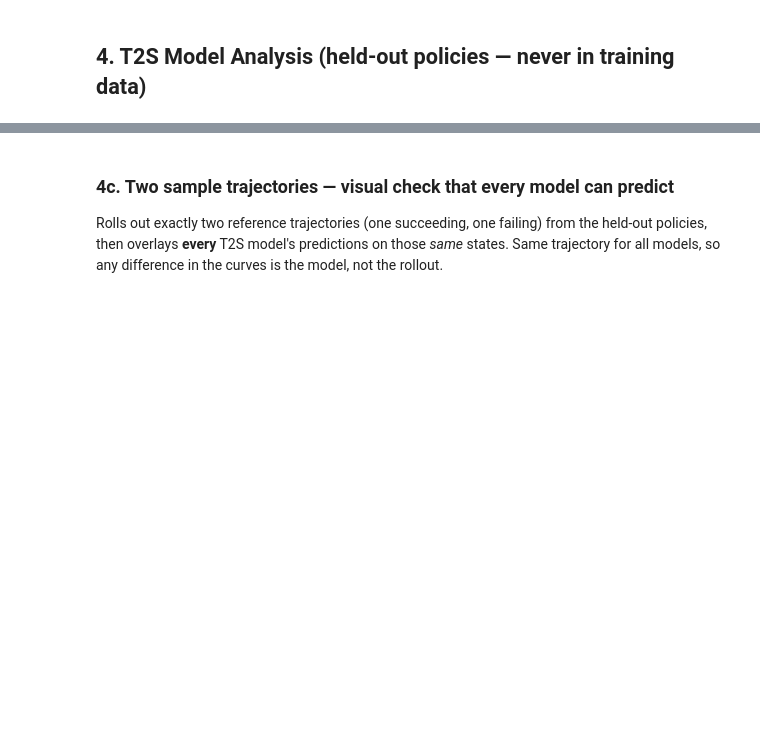
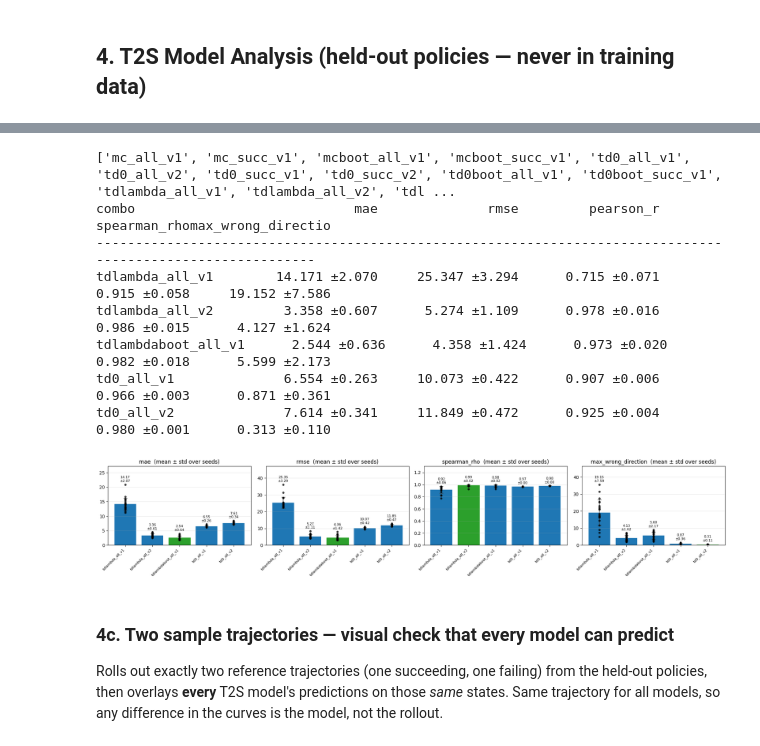
Before and after one commit to Allen-ENGI/grl-t2s, a Jupyter notebook: pipeline.ipynb, the cells around one changed output, grey strips where cells are left out. Cells and saved outputs as stored; diff of their text form; code cells hidden in the pictures; blank space fills up the shorter version.

```diff
--- a/pipeline.ipynb
+++ b/pipeline.ipynb
@@ -212,3 +434,37 @@ t2s_eval.plot_combo_comparison(reports, save_path=os.path.join(eval_run_dir, 'co
+# %%
+import json
+
+with open(os.path.join(results.get_run_dir('t2s_eval', 'v1'), 'eval_report.json')) as f:
+    rep_v1 = json.load(f)
+with open(os.path.join(results.get_run_dir('t2s_eval', 'v2'), 'eval_report.json')) as f:
+    rep_probe = json.load(f)
+
+merged = {**rep_v1, **rep_probe}      # keys are already labelled
+print(sorted(merged))
+
+SHOW_COMBOS = [
+    'tdlambda_all_v1',       # censor,    gamma=1.0
+    'tdlambda_all_v2',       # censor,    gamma=0.99   <- the probe
+    'tdlambdaboot_all_v1',   # bootstrap, gamma=0.99
+    'td0_all_v1',           # censor,    gamma=1.0
+    'td0_all_v2',           # censor,    gamma=0.99
+]
+SORT_BY = None
+
+print(t2s_eval.format_report_table(merged, combos=SHOW_COMBOS, sort_by=SORT_BY))
+_ = t2s_eval.plot_combo_comparison(
+    merged, combos=SHOW_COMBOS, sort_by=SORT_BY,
+    save_path=os.path.join(eval_run_dir, 'gamma_comparison.png'))
+# %% [output]
+['mc_all_v1', 'mc_succ_v1', 'mcboot_all_v1', 'mcboot_succ_v1', 'td0_all_v1', 'td0_all_v2', 'td0_succ_v1', 'td0_succ_v2', 'td0boot_all_v1', 'td0boot_succ_v1', 'tdlambda_all_v1', 'tdlambda_all_v2', 'tdl ...
+combo                            mae              rmse         pearson_r      spearman_rhomax_wrong_directio
+------------------------------------------------------------------------------------------------------------
+tdlambda_all_v1        14.171 ±2.070     25.347 ±3.294      0.715 ±0.071      0.915 ±0.058     19.152 ±7.586
+tdlambda_all_v2         3.358 ±0.607      5.274 ±1.109      0.978 ±0.016      0.986 ±0.015      4.127 ±1.624
+tdlambdaboot_all_v1      2.544 ±0.636      4.358 ±1.424      0.973 ±0.020      0.982 ±0.018      5.599 ±2.173
+td0_all_v1              6.554 ±0.263     10.073 ±0.422      0.907 ±0.006      0.966 ±0.003      0.871 ±0.361
+td0_all_v2              7.614 ±0.341     11.849 ±0.472      0.925 ±0.004      0.980 ±0.001      0.313 ±0.110
+[figure, added]
 # %% [markdown]
 ### 4c. Two sample trajectories — visual check that every model can predict
 
```
Also changed, not shown: parts of 34 cells of this notebook, 4 other files.
